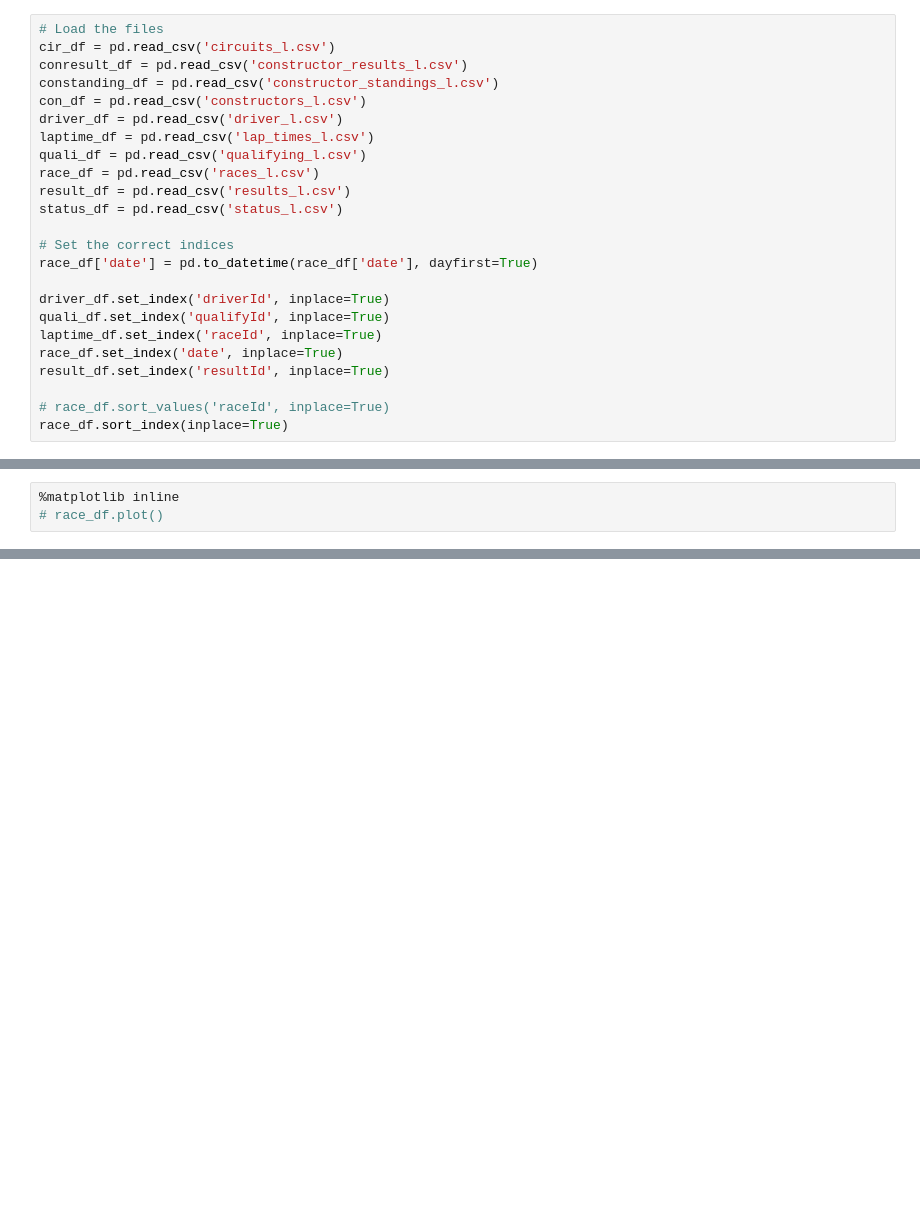
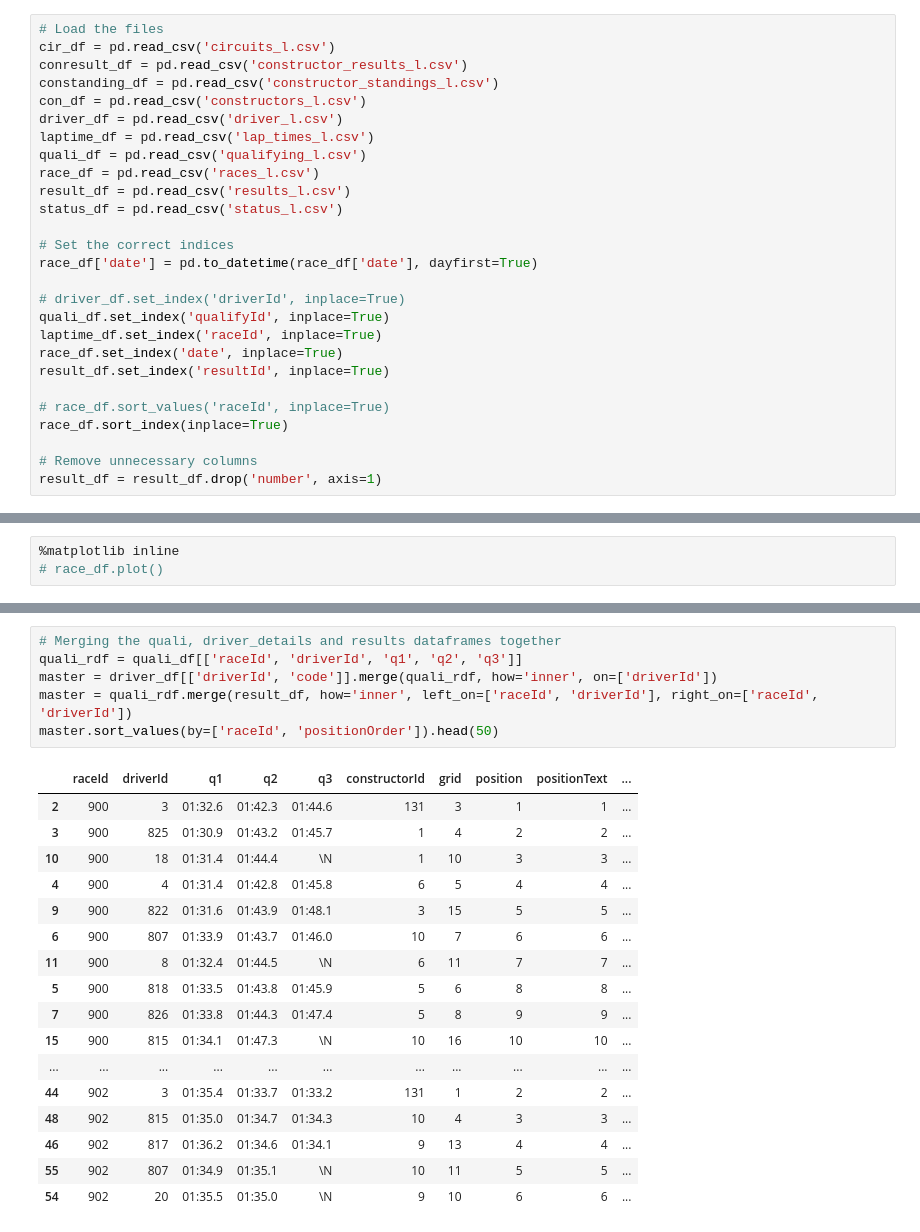
Before and after one commit to kevinofsydney/f1, a Jupyter notebook: f1_analysis.ipynb, the cells around one changed output, grey strips where cells are left out. Drawn from its saved outputs; the diff is of its cells as text; blank space fills up the shorter version.

Commit message:
data cleaning and merged some dataframes

```diff
--- a/f1_analysis.ipynb
+++ b/f1_analysis.ipynb
@@ -16,7 +28,7 @@ status_df = pd.read_csv('status_l.csv')
 # Set the correct indices
 race_df['date'] = pd.to_datetime(race_df['date'], dayfirst=True)
 
-driver_df.set_index('driverId', inplace=True)
+# driver_df.set_index('driverId', inplace=True)
 quali_df.set_index('qualifyId', inplace=True)
 laptime_df.set_index('raceId', inplace=True)
 race_df.set_index('date', inplace=True)
@@ -24,3 +36,6 @@ result_df.set_index('resultId', inplace=True)
 
 # race_df.sort_values('raceId', inplace=True)
 race_df.sort_index(inplace=True)
+
+# Remove unnecessary columns
+result_df = result_df.drop('number', axis=1)
@@ -44,0 +96,24 @@ ric_result_df['laps'].plot()
+# %%
+# Merging the quali, driver_details and results dataframes together
+quali_rdf = quali_df[['raceId', 'driverId', 'q1', 'q2', 'q3']]
+master = driver_df[['driverId', 'code']].merge(quali_rdf, how='inner', on=['driverId'])
+master = quali_rdf.merge(result_df, how='inner', left_on=['raceId', 'driverId'], right_on=['raceId', 'driverId'])
+master.sort_values(by=['raceId', 'positionOrder']).head(50)
+# %% [output]
+|  | raceId | driverId | q1 | q2 | q3 | constructorId | grid | position | positionText | ... |
+| 2 | 900 | 3 | 01:32.6 | 01:42.3 | 01:44.6 | 131 | 3 | 1 | 1 | ... |
+| 3 | 900 | 825 | 01:30.9 | 01:43.2 | 01:45.7 | 1 | 4 | 2 | 2 | ... |
+| 10 | 900 | 18 | 01:31.4 | 01:44.4 | \N | 1 | 10 | 3 | 3 | ... |
+| 4 | 900 | 4 | 01:31.4 | 01:42.8 | 01:45.8 | 6 | 5 | 4 | 4 | ... |
+| 9 | 900 | 822 | 01:31.6 | 01:43.9 | 01:48.1 | 3 | 15 | 5 | 5 | ... |
+| 6 | 900 | 807 | 01:33.9 | 01:43.7 | 01:46.0 | 10 | 7 | 6 | 6 | ... |
+| 11 | 900 | 8 | 01:32.4 | 01:44.5 | \N | 6 | 11 | 7 | 7 | ... |
+| 5 | 900 | 818 | 01:33.5 | 01:43.8 | 01:45.9 | 5 | 6 | 8 | 8 | ... |
+| 7 | 900 | 826 | 01:33.8 | 01:44.3 | 01:47.4 | 5 | 8 | 9 | 9 | ... |
+| 15 | 900 | 815 | 01:34.1 | 01:47.3 | \N | 10 | 16 | 10 | 10 | ... |
+| ... | ... | ... | ... | ... | ... | ... | ... | ... | ... | ... |
+| 44 | 902 | 3 | 01:35.4 | 01:33.7 | 01:33.2 | 131 | 1 | 2 | 2 | ... |
+| 48 | 902 | 815 | 01:35.0 | 01:34.7 | 01:34.3 | 10 | 4 | 3 | 3 | ... |
+| 46 | 902 | 817 | 01:36.2 | 01:34.6 | 01:34.1 | 9 | 13 | 4 | 4 | ... |
+| 55 | 902 | 807 | 01:34.9 | 01:35.1 | \N | 10 | 11 | 5 | 5 | ... |
+| 54 | 902 | 20 | 01:35.5 | 01:35.0 | \N | 9 | 10 | 6 | 6 | ... |
```
Also changed, not shown: parts of 9 cells of this notebook.
